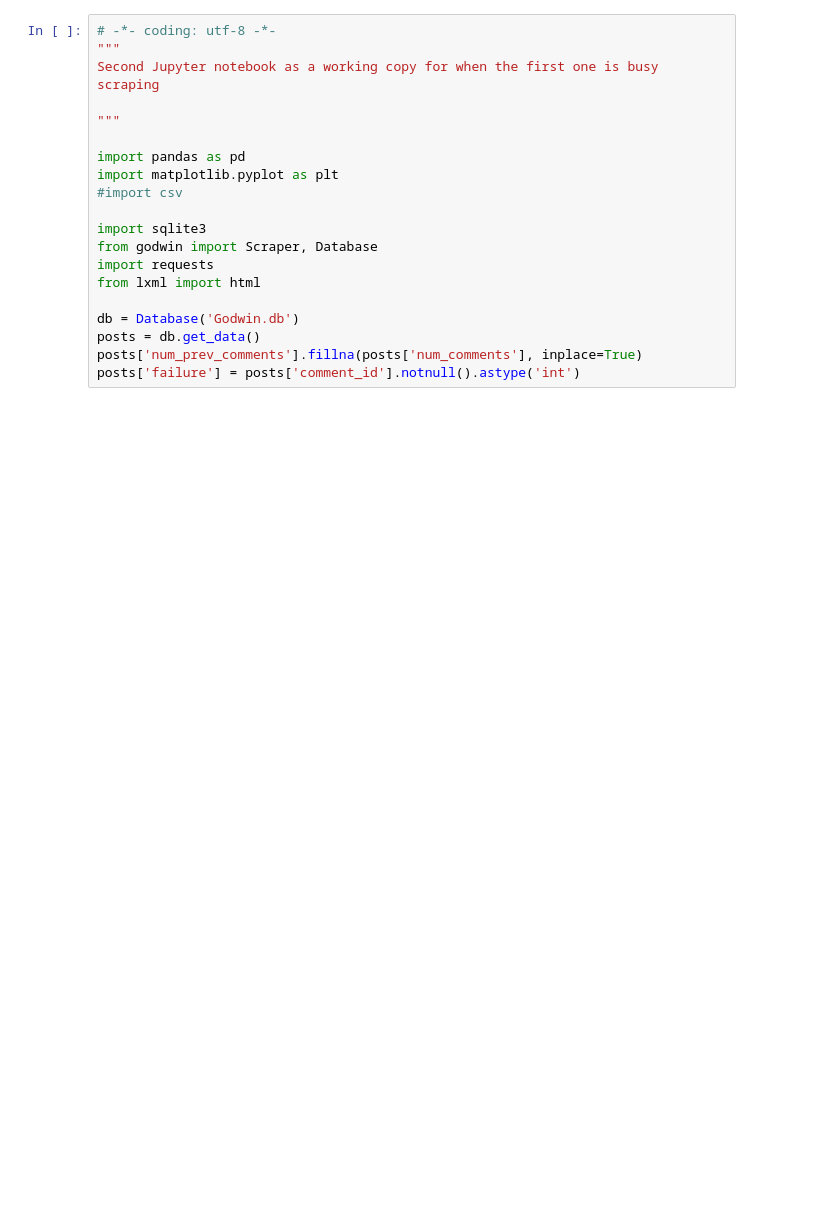
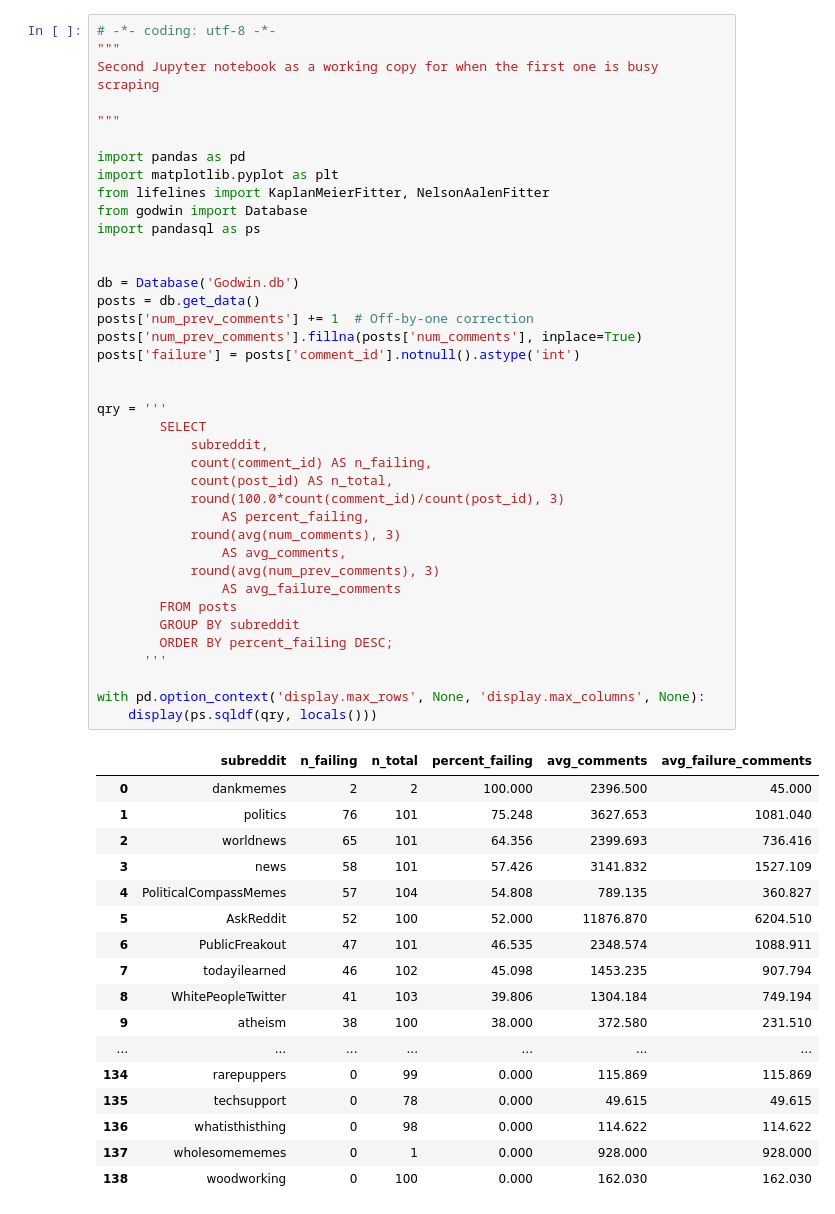
Before and after one commit to lukashalim/GODWIN, a Jupyter notebook: Analysis2.ipynb, the cells around one changed output. Drawn from its saved outputs; the diff is of its cells as text; blank space fills up the shorter version.

```diff
--- a/Analysis2.ipynb
+++ b/Analysis2.ipynb
@@ -1,23 +1,60 @@
 # %%
 # -*- coding: utf-8 -*-
 """
 Second Jupyter notebook as a working copy for when the first one is busy scraping
 
 """
 
 import pandas as pd
 import matplotlib.pyplot as plt
-#import csv
+from lifelines import KaplanMeierFitter, NelsonAalenFitter
+from godwin import Database
+import pandasql as ps
 
-import sqlite3
-from godwin import Scraper, Database
-import requests
-from lxml import html
 
 db = Database('Godwin.db')
 posts = db.get_data()
+posts['num_prev_comments'] += 1  # Off-by-one correction
 posts['num_prev_comments'].fillna(posts['num_comments'], inplace=True)
 posts['failure'] = posts['comment_id'].notnull().astype('int')
+
+
+qry = '''
+        SELECT
+            subreddit,
+            count(comment_id) AS n_failing,
+            count(post_id) AS n_total,
+            round(100.0*count(comment_id)/count(post_id), 3)
+                AS percent_failing,
+            round(avg(num_comments), 3)
+                AS avg_comments,
+            round(avg(num_prev_comments), 3)
+                AS avg_failure_comments
+        FROM posts
+        GROUP BY subreddit
+        ORDER BY percent_failing DESC;
+      '''
+
+with pd.option_context('display.max_rows', None, 'display.max_columns', None):
+    display(ps.sqldf(qry, locals()))
+# %% [output]
+|  | subreddit | n_failing | n_total | percent_failing | avg_comments | avg_failure_comments |
+| 0 | dankmemes | 2 | 2 | 100.000 | 2396.500 | 45.000 |
+| 1 | politics | 76 | 101 | 75.248 | 3627.653 | 1081.040 |
+| 2 | worldnews | 65 | 101 | 64.356 | 2399.693 | 736.416 |
+| 3 | news | 58 | 101 | 57.426 | 3141.832 | 1527.109 |
+| 4 | PoliticalCompassMemes | 57 | 104 | 54.808 | 789.135 | 360.827 |
+| 5 | AskReddit | 52 | 100 | 52.000 | 11876.870 | 6204.510 |
+| 6 | PublicFreakout | 47 | 101 | 46.535 | 2348.574 | 1088.911 |
+| 7 | todayilearned | 46 | 102 | 45.098 | 1453.235 | 907.794 |
+| 8 | WhitePeopleTwitter | 41 | 103 | 39.806 | 1304.184 | 749.194 |
+| 9 | atheism | 38 | 100 | 38.000 | 372.580 | 231.510 |
+| ... | ... | ... | ... | ... | ... | ... |
+| 134 | rarepuppers | 0 | 99 | 0.000 | 115.869 | 115.869 |
+| 135 | techsupport | 0 | 78 | 0.000 | 49.615 | 49.615 |
+| 136 | whatisthisthing | 0 | 98 | 0.000 | 114.622 | 114.622 |
+| 137 | wholesomememes | 0 | 1 | 0.000 | 928.000 | 928.000 |
+| 138 | woodworking | 0 | 100 | 0.000 | 162.030 | 162.030 |
 # %%
 (fig, ax) = plt.subplots(1,1, figsize=(25 * 2/3, 15 * 2/3))
 
```
Also changed, not shown: parts of 2 cells of this notebook, 2 other files.
